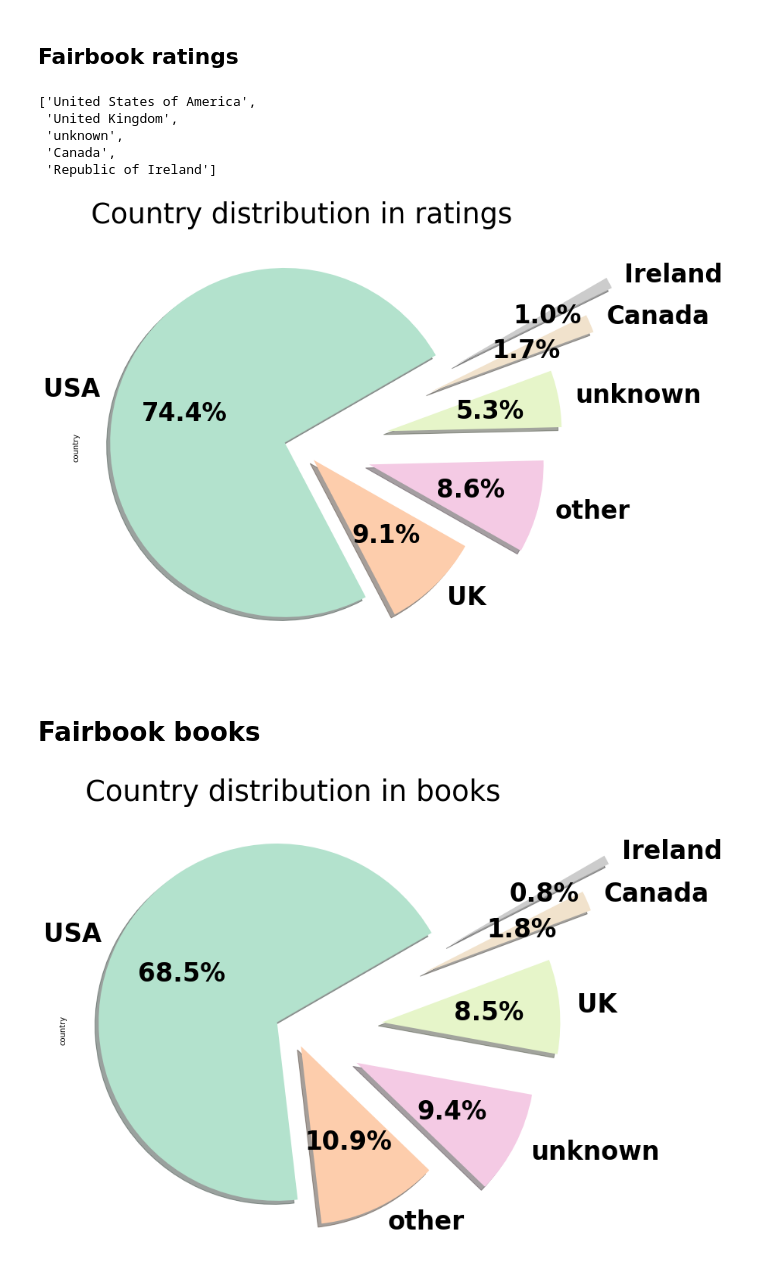
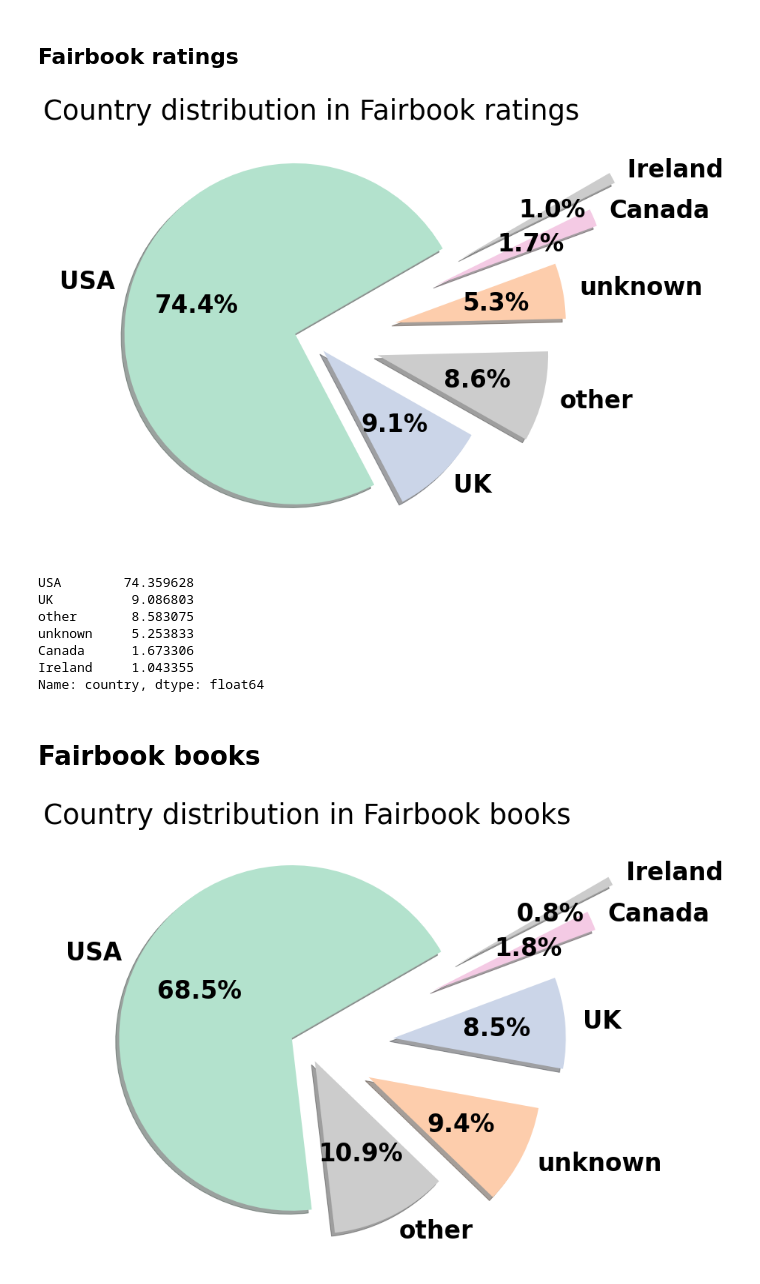
Before and after one commit to SavvinaDaniil/EnrichBookCrossing, a Jupyter notebook: Graphs.ipynb, the cells around one changed output. Saved outputs shown, nothing was run; the diff lists cells and outputs as text; code cells hidden in the pictures.

```diff
--- a/Graphs.ipynb
+++ b/Graphs.ipynb
@@ -97,0 +105,6 @@ fairbook_books.to_csv(location_to_save+"fairbook_books_with_readable_properties_
+# %%
+most_common_8 = [x[0] for x in Counter(entire_ratings_country.country).most_common()[:8]]
+# %%
+most_common_8.append('other')
+# %%
+colors = {}
@@ -97,0 +123,5 @@ fairbook_books.to_csv(location_to_save+"fairbook_books_with_readable_properties_
+# %%
+i = 0
+for country in most_common_8:
+    colors[country] = color1[i]
+    i+=1
@@ -197,26 +254,20 @@ most_common_5 = [x[0] for x in Counter(fairbook_ratings_country.country).most_co
-# %%
-most_common_5
-# %% [output]
-['United States of America',
- 'United Kingdom',
- 'unknown',
- 'Canada',
- 'Republic of Ireland']
 # %%
 fig, ax = plt.subplots(nrows=1, ncols=1,figsize=(10,10))
 df = fairbook_ratings_country.copy()
 most_common_5 = [x[0] for x in Counter(df.country).most_common()[:5]]
 df["country"][df.country.isin(most_common_5) == False] = "other"
+most_common_6 = [x[0] for x in Counter(df.country).most_common()[:6]]
 df.country = df.country.replace("United States of America", "USA")
 df.country = df.country.replace("United Kingdom", "UK")
 df.country = df.country.replace("Republic of Ireland", "Ireland")
 df.country.value_counts().plot(kind="pie",explode=(0.1, 0.1, 0.4,0.5, 0.8,1), shadow=True
                                       , startangle=30, ax=ax,  autopct='%1.1f%%',
                               textprops={'color':'black', 'weight':'bold', 'fontsize':32.5}
-                              , colormap = "Pastel2")
+                              , colors=[colors[key] for key in most_common_6])
 ax.tick_params(labelrotation=0)
-ax.set_title("Country distribution in ratings", fontdict={'fontsize': 37})
-plt.setp(autopcts, **{'color':'white', 'weight':'bold', 'fontsize':12.5})
+ax.set_title("Country distribution in Fairbook ratings", fontdict={'fontsize': 37})
+#plt.setp(autopcts, **{'color':'white', 'weight':'bold', 'fontsize':12.5})
+plt.ylabel('')
 
 plt.subplots_adjust(left=0.1,
                     bottom=0.1,
@@ -228,7 +279,17 @@ plt.subplots_adjust(left=0.1,
 #fig.suptitle("Gender Distribution")
 fig.show()
 # %% [output]
-[figure, old version]
+[figure, new version]
+# %%
+df.country.value_counts()/len(df)*100
+# %% [output]
+USA        74.359628
+UK          9.086803
+other       8.583075
+unknown     5.253833
+Canada      1.673306
+Ireland     1.043355
+Name: country, dtype: float64
 # %% [markdown]
 # Fairbook books
 # %%
@@ -238,27 +298,29 @@ most_common_5 = [x[0] for x in Counter(fairbook_books_country.country).most_comm
 # %%
 fig, ax = plt.subplots(nrows=1, ncols=1,figsize=(10,10))
 df = fairbook_books_country.copy()
 most_common_5 = [x[0] for x in Counter(df.country).most_common()[:5]]
 df["country"][df.country.isin(most_common_5) == False] = "other"
+most_common_6 = [x[0] for x in Counter(df.country).most_common()[:6]]
 df.country = df.country.replace("United States of America", "USA")
 df.country = df.country.replace("United Kingdom", "UK")
 df.country = df.country.replace("Republic of Ireland", "Ireland")
 df.country.value_counts().plot(kind="pie",explode=(0.1, 0.1, 0.4,0.5, 0.8,1), shadow=True
                                       , startangle=30, ax=ax,  autopct='%1.1f%%',
                               textprops={'color':'black', 'weight':'bold', 'fontsize':32.5}
-                              , colormap = "Pastel2")
+                              , colors=[colors[key] for key in most_common_6])
 ax.tick_params(labelrotation=0)
-ax.set_title("Country distribution in books", fontdict={'fontsize': 37})
-plt.setp(autopcts, **{'color':'white', 'weight':'bold', 'fontsize':12.5})
+ax.set_title("Country distribution in Fairbook books", fontdict={'fontsize': 37})
+#plt.setp(autopcts, **{'color':'white', 'weight':'bold', 'fontsize':12.5})
+plt.ylabel('')
 
 plt.subplots_adjust(left=0.1,
                     bottom=0.1,
                     right=0.9,
                     top=0.9,
                     wspace=0.9,
                     hspace=0.2)
 #fig.tight_layout()
 #fig.suptitle("Gender Distribution")
 fig.show()
 # %% [output]
-[figure, old version]
+[figure, new version]
```
Also changed, not shown: parts of 20 cells of this notebook.
